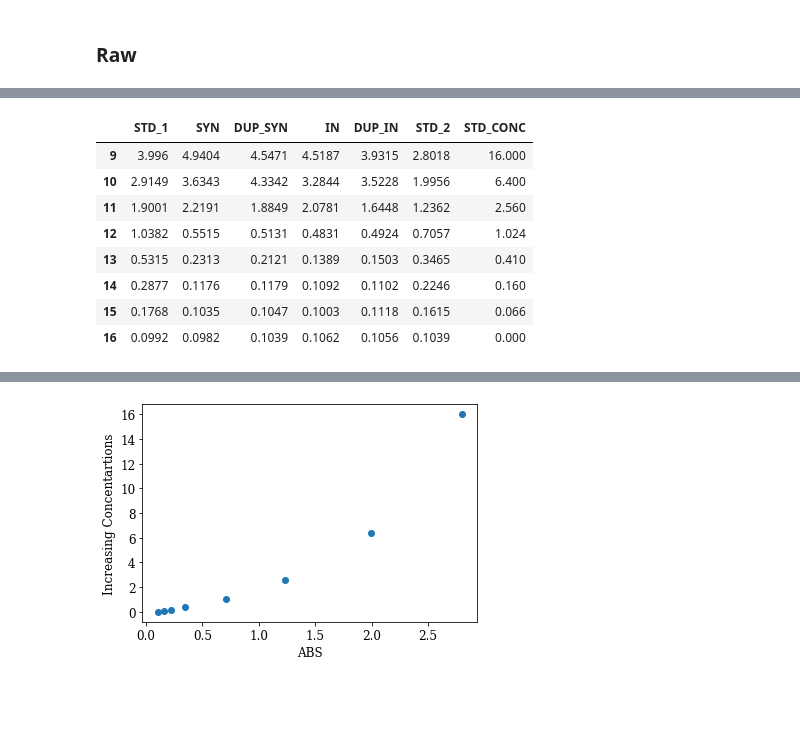
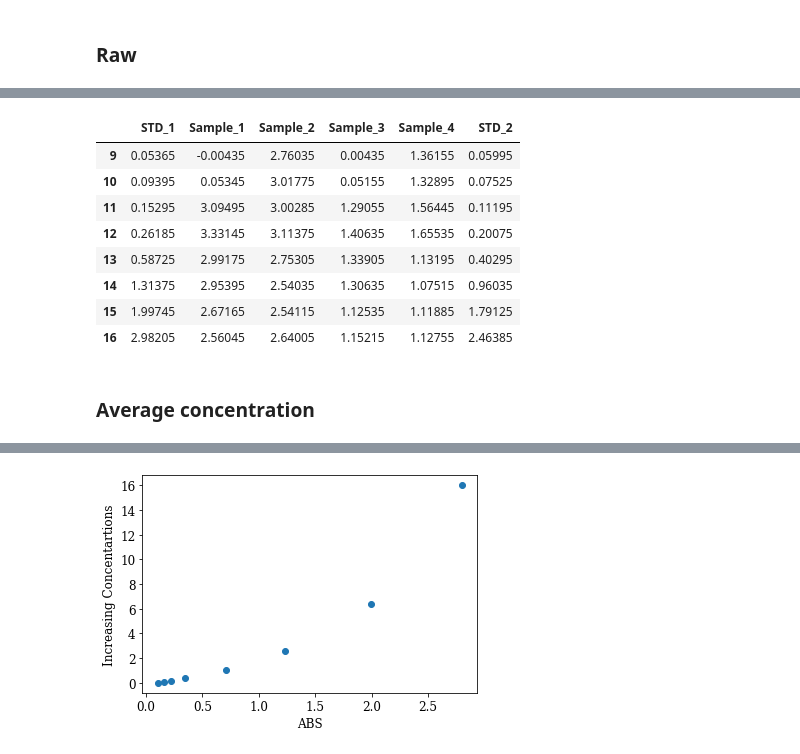
Before and after one commit to jamesleocodes/elisa_bdnf_cortisol, a Jupyter notebook: codes/4PL.ipynb, the cells around one changed output, grey strips where cells are left out. Drawn from its saved outputs; the diff is of its cells as text; code cells hidden in the pictures; blank space fills up the shorter version.

```diff
--- a/codes/4PL.ipynb
+++ b/codes/4PL.ipynb
@@ -55,12 +57,18 @@ data
-# %%
-data
-# %% [output]
-|  | STD_1 | SYN | DUP_SYN | IN | DUP_IN | STD_2 | STD_CONC |
-| 9 | 3.996 | 4.9404 | 4.5471 | 4.5187 | 3.9315 | 2.8018 | 16.000 |
-| 10 | 2.9149 | 3.6343 | 4.3342 | 3.2844 | 3.5228 | 1.9956 | 6.400 |
-| 11 | 1.9001 | 2.2191 | 1.8849 | 2.0781 | 1.6448 | 1.2362 | 2.560 |
-| 12 | 1.0382 | 0.5515 | 0.5131 | 0.4831 | 0.4924 | 0.7057 | 1.024 |
-| 13 | 0.5315 | 0.2313 | 0.2121 | 0.1389 | 0.1503 | 0.3465 | 0.410 |
-| 14 | 0.2877 | 0.1176 | 0.1179 | 0.1092 | 0.1102 | 0.2246 | 0.160 |
-| 15 | 0.1768 | 0.1035 | 0.1047 | 0.1003 | 0.1118 | 0.1615 | 0.066 |
-| 16 | 0.0992 | 0.0982 | 0.1039 | 0.1062 | 0.1056 | 0.1039 | 0.000 |
+# %%
+blank_average = (data.iloc[0,1] + data.iloc[0,3])/2
+# %%
+blank_corrected = data - blank_average
+# %%
+blank_corrected
+# %% [output]
+|  | STD_1 | Sample_1 | Sample_2 | Sample_3 | Sample_4 | STD_2 |
+| 9 | 0.05365 | -0.00435 | 2.76035 | 0.00435 | 1.36155 | 0.05995 |
+| 10 | 0.09395 | 0.05345 | 3.01775 | 0.05155 | 1.32895 | 0.07525 |
+| 11 | 0.15295 | 3.09495 | 3.00285 | 1.29055 | 1.56445 | 0.11195 |
+| 12 | 0.26185 | 3.33145 | 3.11375 | 1.40635 | 1.65535 | 0.20075 |
+| 13 | 0.58725 | 2.99175 | 2.75305 | 1.33905 | 1.13195 | 0.40295 |
+| 14 | 1.31375 | 2.95395 | 2.54035 | 1.30635 | 1.07515 | 0.96035 |
+| 15 | 1.99745 | 2.67165 | 2.54115 | 1.12535 | 1.11885 | 1.79125 |
+| 16 | 2.98205 | 2.56045 | 2.64005 | 1.15215 | 1.12755 | 2.46385 |
+# %% [markdown]
+### Average concentration
```
Also changed, not shown: parts of 8 cells of this notebook, 1 other file.
